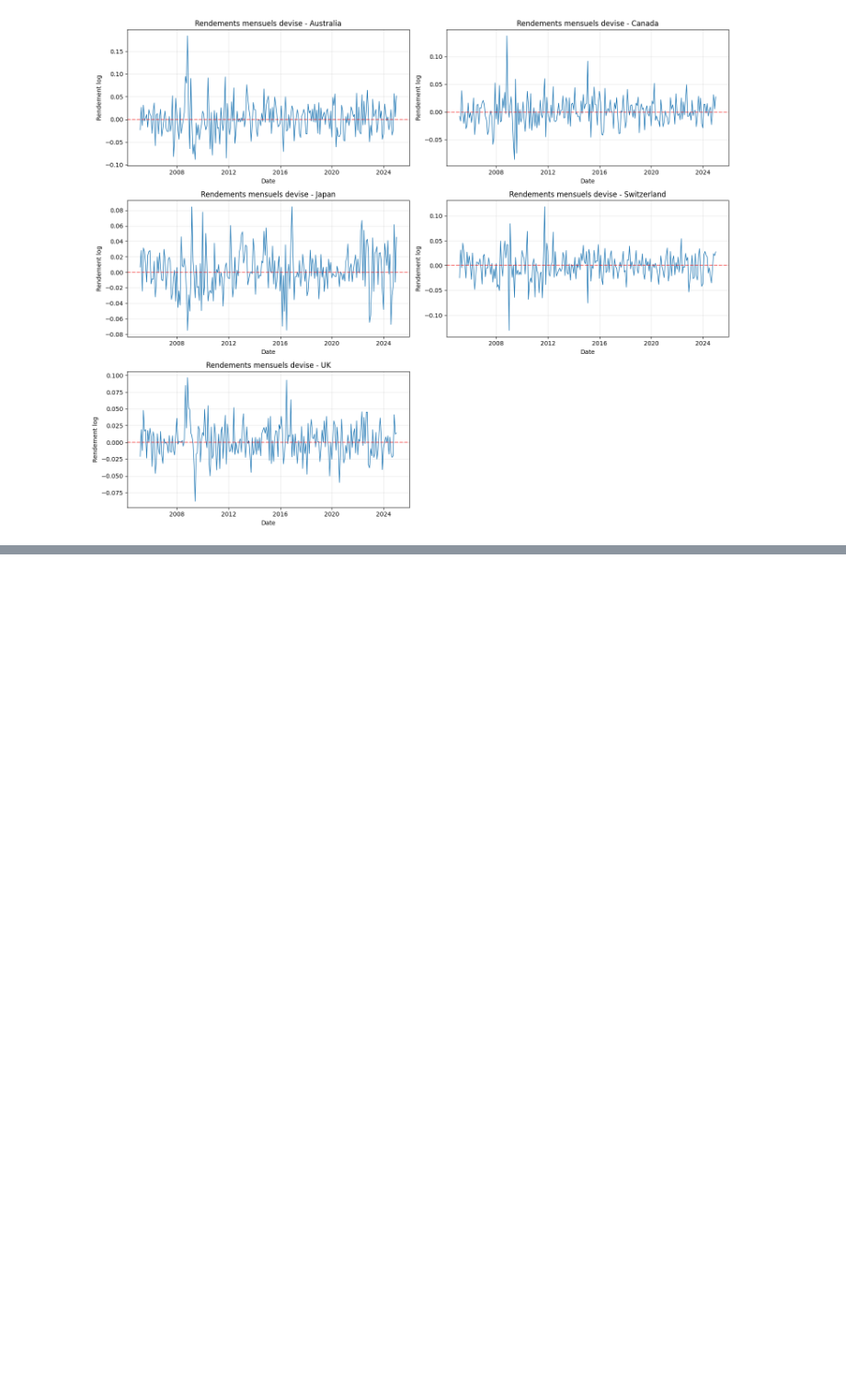
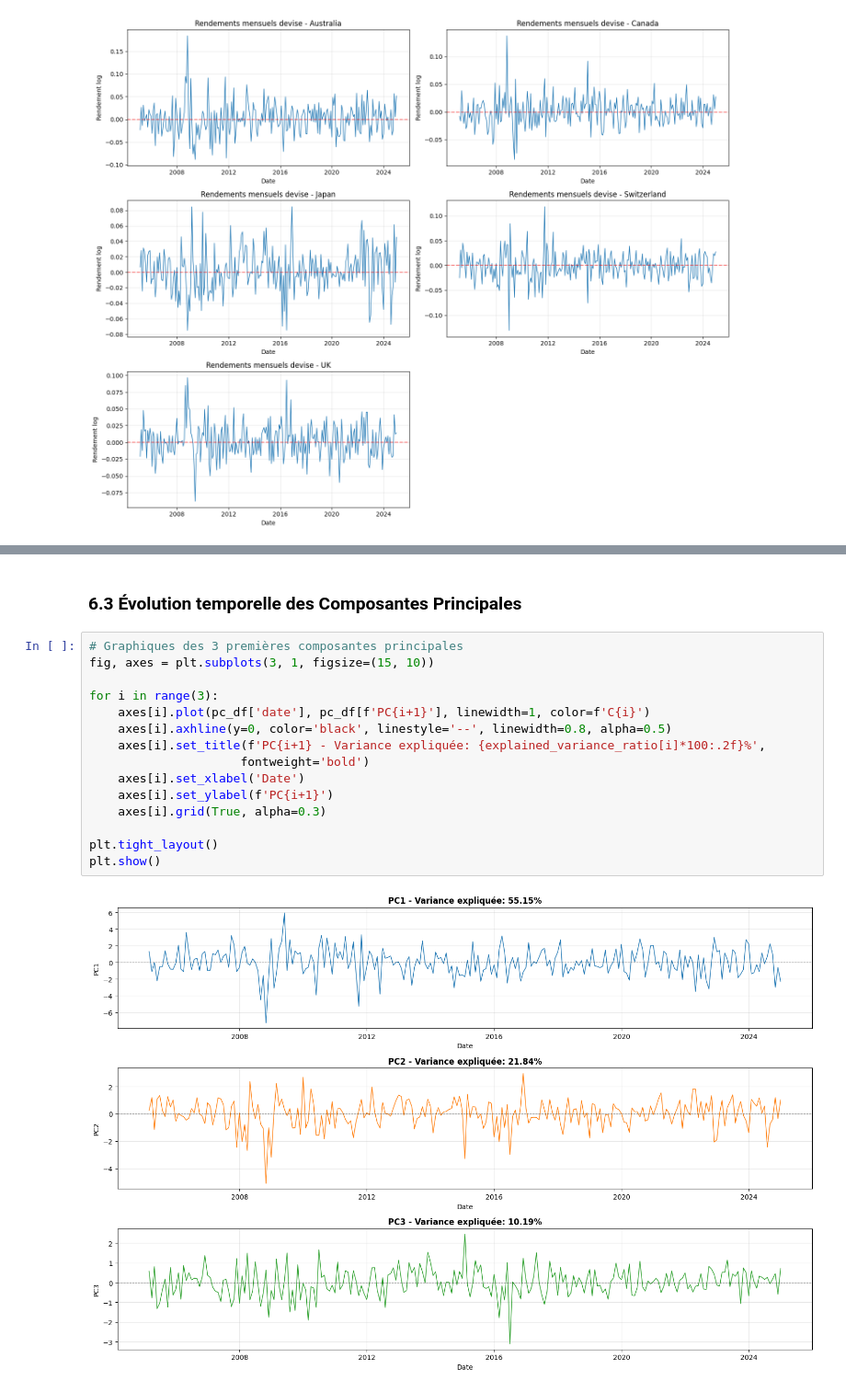
Before and after one commit to Lilas-Bertot/ETUDE-DE-CAS-2, a Jupyter notebook: Étude de cas 2.ipynb, the cells around one changed output, grey strips where cells are left out. Shown at 92% size. Cells and saved outputs as stored; diff of their text form; blank space fills up the shorter version.

```diff
--- a/Étude de cas 2.ipynb
+++ b/Étude de cas 2.ipynb
@@ -244,0 +522,19 @@ plt.show()
+# %% [markdown]
+### 6.3 Évolution temporelle des Composantes Principales
+# %%
+# Graphiques des 3 premières composantes principales
+fig, axes = plt.subplots(3, 1, figsize=(15, 10))
+
+for i in range(3):
+    axes[i].plot(pc_df['date'], pc_df[f'PC{i+1}'], linewidth=1, color=f'C{i}')
+    axes[i].axhline(y=0, color='black', linestyle='--', linewidth=0.8, alpha=0.5)
+    axes[i].set_title(f'PC{i+1} - Variance expliquée: {explained_variance_ratio[i]*100:.2f}%',
+                     fontweight='bold')
+    axes[i].set_xlabel('Date')
+    axes[i].set_ylabel(f'PC{i+1}')
+    axes[i].grid(True, alpha=0.3)
+
+plt.tight_layout()
+plt.show()
+# %% [output]
+[figure, added]
```
Also changed, not shown: parts of 17 cells of this notebook.
